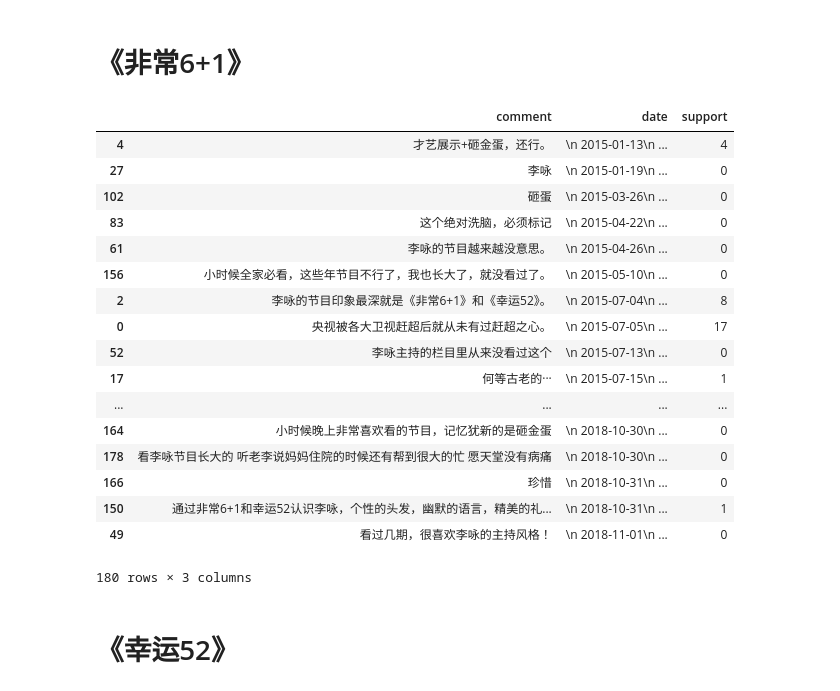
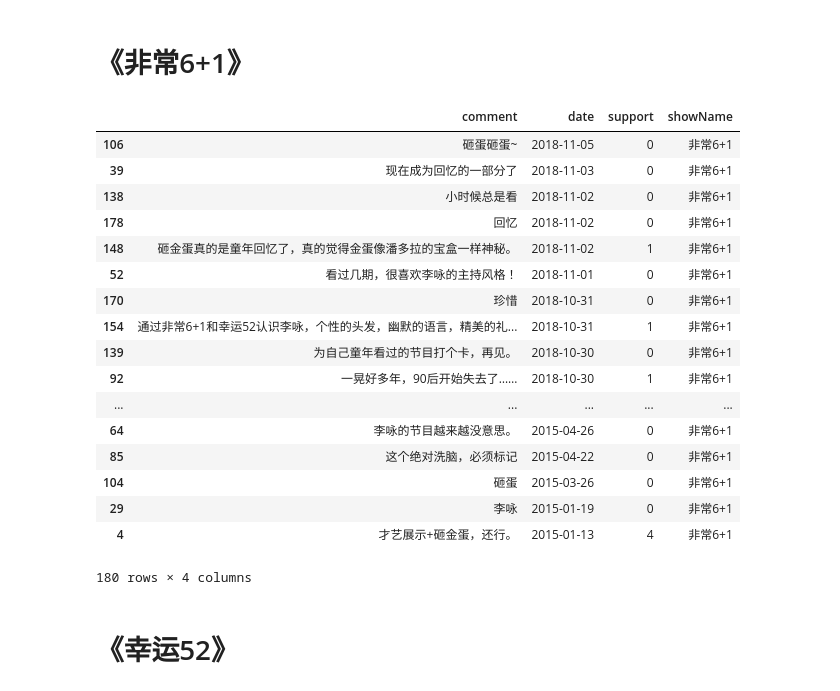
Before and after one commit to xuganghuhu/CrawlBox-by-Python, a Jupyter notebook: 缅怀咏哥.ipynb, the cells around one changed output. Saved outputs shown, nothing was run; the diff lists cells and outputs as text; code cells hidden in the pictures.

```diff
--- a/缅怀咏哥.ipynb
+++ b/缅怀咏哥.ipynb
@@ -28,6 +28,15 @@ for i in range(0,180,20):
     obj=soup.find_all('span',class_='comment-time')
     for i in obj:
         date.append(i.text)
+
+import re       #去掉空格
+date_re=[]
+for i in date:
+    date_re.append(re.findall('2.*',i))
+
+date_str=[]     #脱出列表
+for i in date_re:
+    date_str.append(i[0])
 # %%
 ## 支持数
 support=[]
@@ -40,27 +49,28 @@ for i in range(0,180,20):
     for i in obj:
         support.append(i.text)
 # %%
-data=pd.DataFrame({'date':date,'comment':comment,'support':support})
-data.sort_values('date',ascending=True)
+data=pd.DataFrame({'date':date_str,'comment':comment,'support':support})
+data['showName']='非常6+1'
+data.sort_values('date',ascending=False)
 # %% [output]
-|  | comment | date | support |
-| 4 | 才艺展示+砸金蛋，还行。 | \n 2015-01-13\n ... | 4 |
-| 27 | 李咏 | \n 2015-01-19\n ... | 0 |
-| 102 | 砸蛋 | \n 2015-03-26\n ... | 0 |
-| 83 | 这个绝对洗脑，必须标记 | \n 2015-04-22\n ... | 0 |
-| 61 | 李咏的节目越来越没意思。 | \n 2015-04-26\n ... | 0 |
-| 156 | 小时候全家必看，这些年节目不行了，我也长大了，就没看过了。 | \n 2015-05-10\n ... | 0 |
-| 2 | 李咏的节目印象最深就是《非常6+1》和《幸运52》。 | \n 2015-07-04\n ... | 8 |
-| 0 | 央视被各大卫视赶超后就从未有过赶超之心。 | \n 2015-07-05\n ... | 17 |
-| 52 | 李咏主持的栏目里从来没看过这个 | \n 2015-07-13\n ... | 0 |
-| 17 | 何等古老的··· | \n 2015-07-15\n ... | 1 |
-| ... | ... | ... | ... |
-| 164 | 小时候晚上非常喜欢看的节目，记忆犹新的是砸金蛋 | \n 2018-10-30\n ... | 0 |
-| 178 | 看李咏节目长大的 听老李说妈妈住院的时候还有帮到很大的忙 愿天堂没有病痛 | \n 2018-10-30\n ... | 0 |
-| 166 | 珍惜 | \n 2018-10-31\n ... | 0 |
-| 150 | 通过非常6+1和幸运52认识李咏，个性的头发，幽默的语言，精美的礼... | \n 2018-10-31\n ... | 1 |
-| 49 | 看过几期，很喜欢李咏的主持风格！ | \n 2018-11-01\n ... | 0 |
+|  | comment | date | support | showName |
+| 106 | 砸蛋砸蛋~ | 2018-11-05 | 0 | 非常6+1 |
+| 39 | 现在成为回忆的一部分了 | 2018-11-03 | 0 | 非常6+1 |
+| 138 | 小时候总是看 | 2018-11-02 | 0 | 非常6+1 |
+| 178 | 回忆 | 2018-11-02 | 0 | 非常6+1 |
+| 148 | 砸金蛋真的是童年回忆了，真的觉得金蛋像潘多拉的宝盒一样神秘。 | 2018-11-02 | 1 | 非常6+1 |
+| 52 | 看过几期，很喜欢李咏的主持风格！ | 2018-11-01 | 0 | 非常6+1 |
+| 170 | 珍惜 | 2018-10-31 | 0 | 非常6+1 |
+| 154 | 通过非常6+1和幸运52认识李咏，个性的头发，幽默的语言，精美的礼... | 2018-10-31 | 1 | 非常6+1 |
+| 139 | 为自己童年看过的节目打个卡，再见。 | 2018-10-30 | 0 | 非常6+1 |
+| 92 | 一晃好多年，90后开始失去了…… | 2018-10-30 | 1 | 非常6+1 |
+| ... | ... | ... | ... | ... |
+| 64 | 李咏的节目越来越没意思。 | 2015-04-26 | 0 | 非常6+1 |
+| 85 | 这个绝对洗脑，必须标记 | 2015-04-22 | 0 | 非常6+1 |
+| 104 | 砸蛋 | 2015-03-26 | 0 | 非常6+1 |
+| 29 | 李咏 | 2015-01-19 | 0 | 非常6+1 |
+| 4 | 才艺展示+砸金蛋，还行。 | 2015-01-13 | 4 | 非常6+1 |
-180 rows × 3 columns
+180 rows × 4 columns
 # %%
 data.to_excel('非常6加1.xls')
 # %% [markdown]
```
Also changed, not shown: parts of 14 cells of this notebook.
